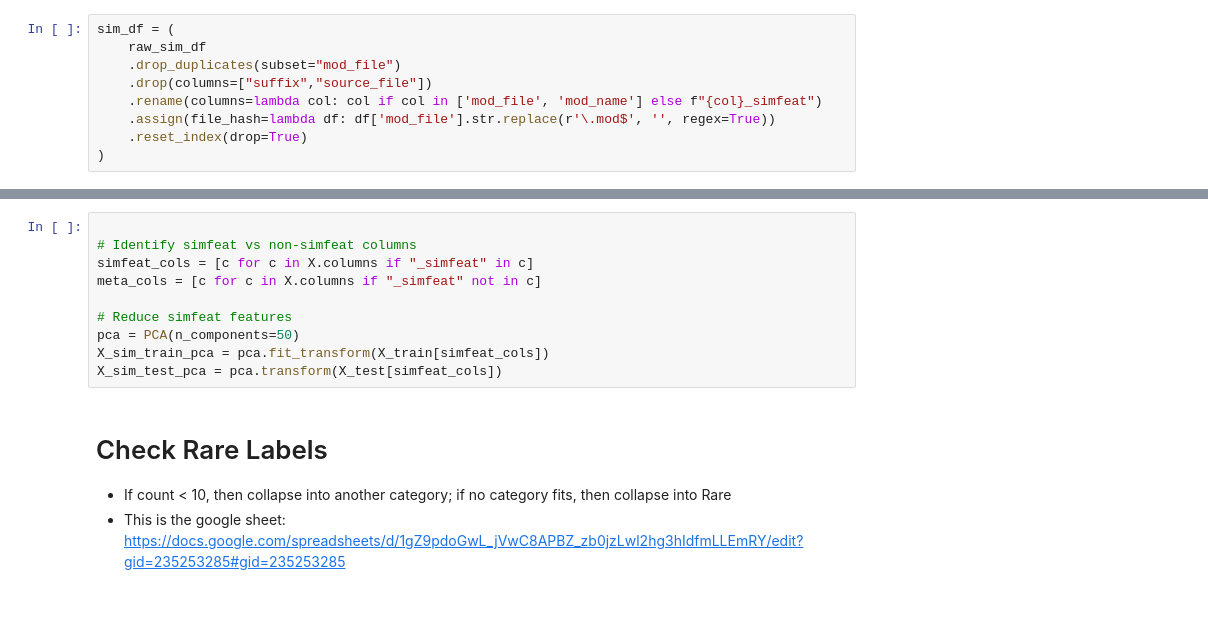
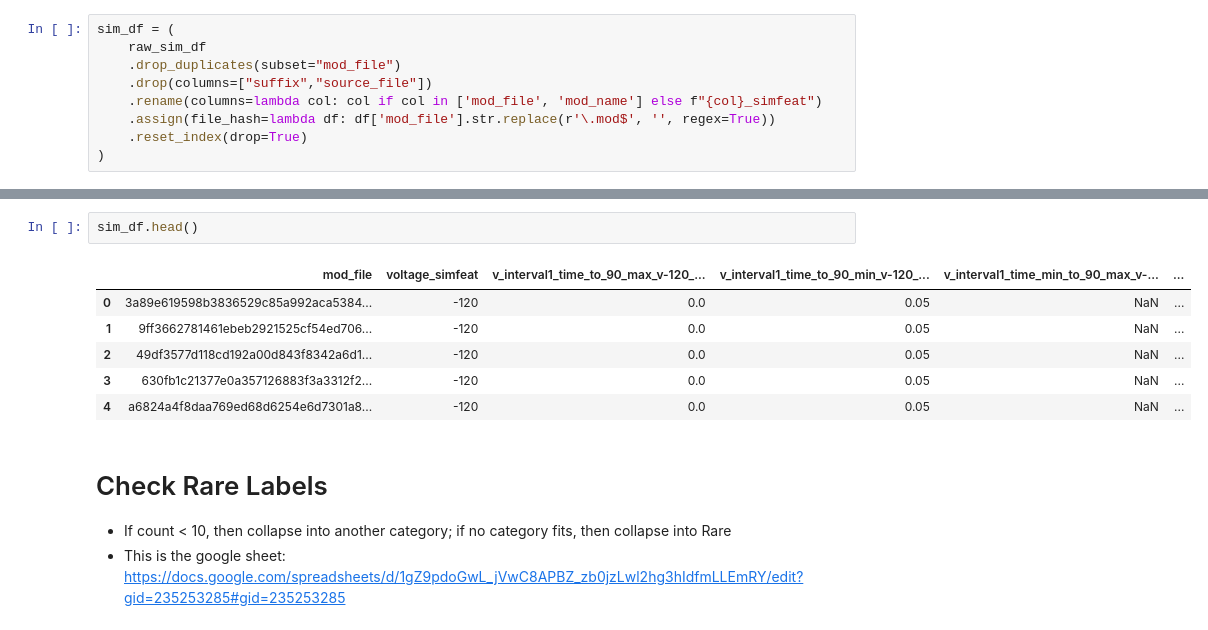
Before and after one commit to innacohen/mod-annotation, a Jupyter notebook: code/02_pipeline.ipynb, the cells around one changed output, grey strips where cells are left out. Drawn from its saved outputs; the diff is of its cells as text.

```diff
--- a/code/02_pipeline.ipynb
+++ b/code/02_pipeline.ipynb
@@ -1108,13 +1109,12 @@ sim_df.shape
-# %%
-
-# Identify simfeat vs non-simfeat columns
-simfeat_cols = [c for c in X.columns if "_simfeat" in c]
-meta_cols = [c for c in X.columns if "_simfeat" not in c]
-
-# Reduce simfeat features
-pca = PCA(n_components=50)
-X_sim_train_pca = pca.fit_transform(X_train[simfeat_cols])
-X_sim_test_pca = pca.transform(X_test[simfeat_cols])
+# %%
+sim_df.head()
+# %% [output]
+|  | mod_file | voltage_simfeat | v_interval1_time_to_90_max_v-120_... | v_interval1_time_to_90_min_v-120_... | v_interval1_time_min_to_90_max_v-... | ... |
+| 0 | 3a89e619598b3836529c85a992aca5384... | -120 | 0.0 | 0.05 | NaN | ... |
+| 1 | 9ff3662781461ebeb2921525cf54ed706... | -120 | 0.0 | 0.05 | NaN | ... |
+| 2 | 49df3577d118cd192a00d843f8342a6d1... | -120 | 0.0 | 0.05 | NaN | ... |
+| 3 | 630fb1c21377e0a357126883f3a3312f2... | -120 | 0.0 | 0.05 | NaN | ... |
+| 4 | a6824a4f8daa769ed68d6254e6d7301a8... | -120 | 0.0 | 0.05 | NaN | ... |
 # %% [markdown]
 # Check Rare Labels
 - If count < 10, then collapse into another category; if no category fits, then collapse into Rare
```
Also changed, not shown: parts of 18 cells of this notebook, 3 other files.
